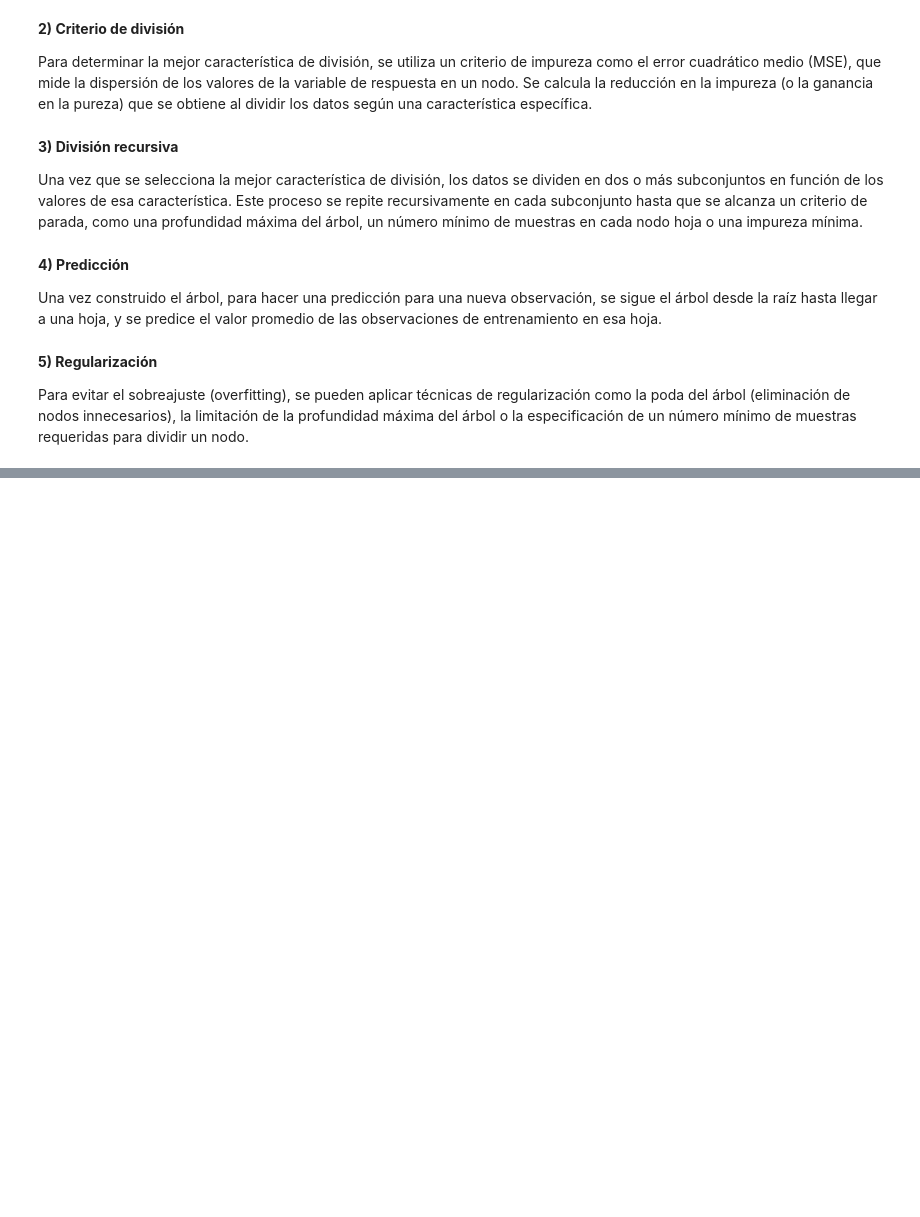
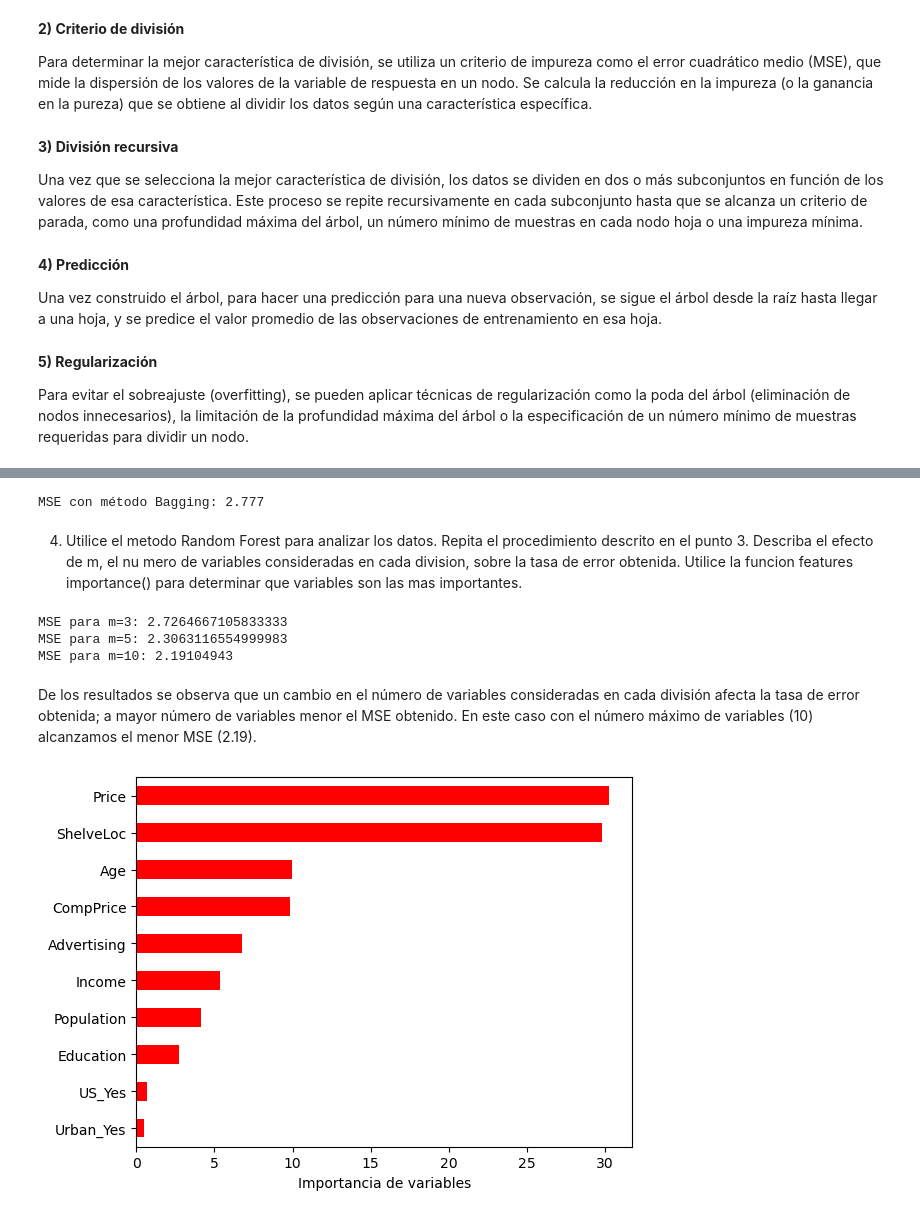
Before and after one commit to serghiarista/machinelearning, a Jupyter notebook: Lista de ejercicios 3.ipynb, the cells around one changed output, grey strips where cells are left out. Saved outputs shown, nothing was run; the diff lists cells and outputs as text; code cells hidden in the pictures; blank space fills up the shorter version.

```diff
--- a/Lista de ejercicios 3.ipynb
+++ b/Lista de ejercicios 3.ipynb
@@ -33,0 +104,41 @@ Para evitar el sobreajuste (overfitting), se pueden aplicar técnicas de regular
+# %%
+bagging = BaggingRegressor(max_features=10, random_state=1)
+bagging.fit(X_train, Y_train)
+
+Y_pred = bagging.predict(X_test)
+
+MSE_bag = round( mean_squared_error(Y_test, Y_pred), 3 )
+print('MSE con método Bagging:', MSE_bag)
+# %% [output]
+MSE con método Bagging: 2.777
+# %% [markdown]
+4. Utilice el metodo Random Forest para analizar los datos. Repita el procedimiento descrito en el punto 3. Describa el efecto de m, el nu mero de variables consideradas en cada division, sobre la tasa de error obtenida. Utilice la funcion features importance() para determinar que variables son las mas importantes.
+# %%
+max_features_values = [3, 5, 10]
+
+MSE_rf_values = []
+
+for max_features in max_features_values:
+    rf = RandomForestRegressor(max_features=max_features, random_state=1)
+    rf.fit(X_train, Y_train)
+
+    Y_pred = rf.predict(X_test)
+
+    MSE = mean_squared_error(Y_test, Y_pred)
+    MSE_rf_values.append(MSE)
+
+for i, max_features in enumerate(max_features_values):
+    print(f"MSE para m={max_features}: {MSE_rf_values[i]}")
+# %% [output]
+MSE para m=3: 2.7264667105833333
+MSE para m=5: 2.3063116554999983
+MSE para m=10: 2.19104943
+# %% [markdown]
+De los resultados se observa que un cambio en el número de variables consideradas en cada división afecta la tasa de error obtenida; a mayor número de variables menor el MSE obtenido. En este caso con el número máximo de variables (10) alcanzamos el menor MSE (2.19).
+# %%
+Importance = pd.DataFrame({'Importancia':rf.feature_importances_*100}, index=predictors)
+Importance.sort_values('Importancia', axis=0, ascending=True).plot(kind='barh', color='r', )
+plt.xlabel('Importancia de variables')
+plt.gca().legend_ = None
+# %% [output]
+[figure, added]
```
Also changed, not shown: parts of 32 cells of this notebook.
